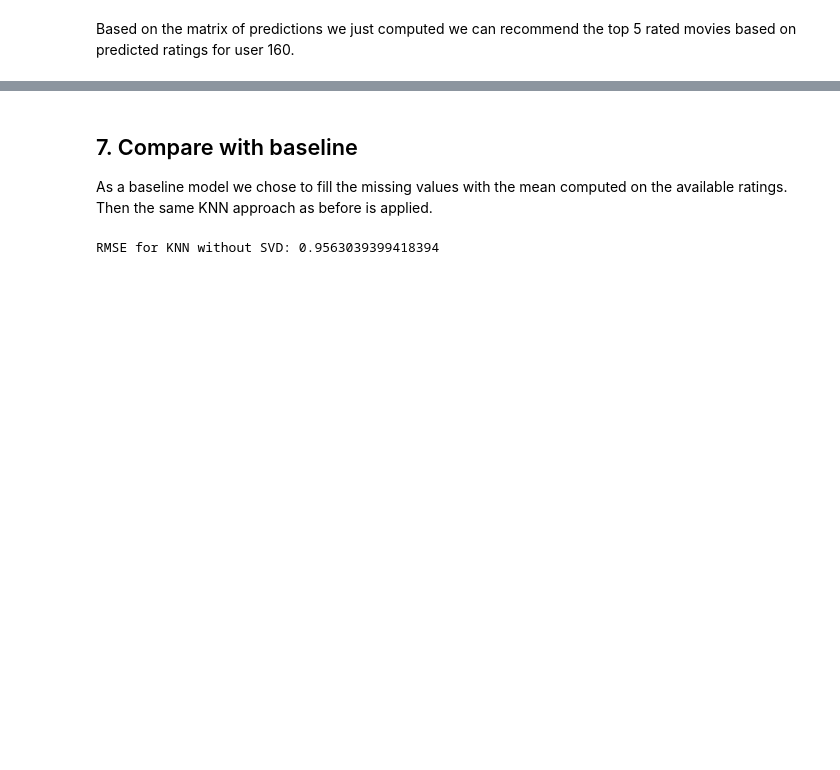
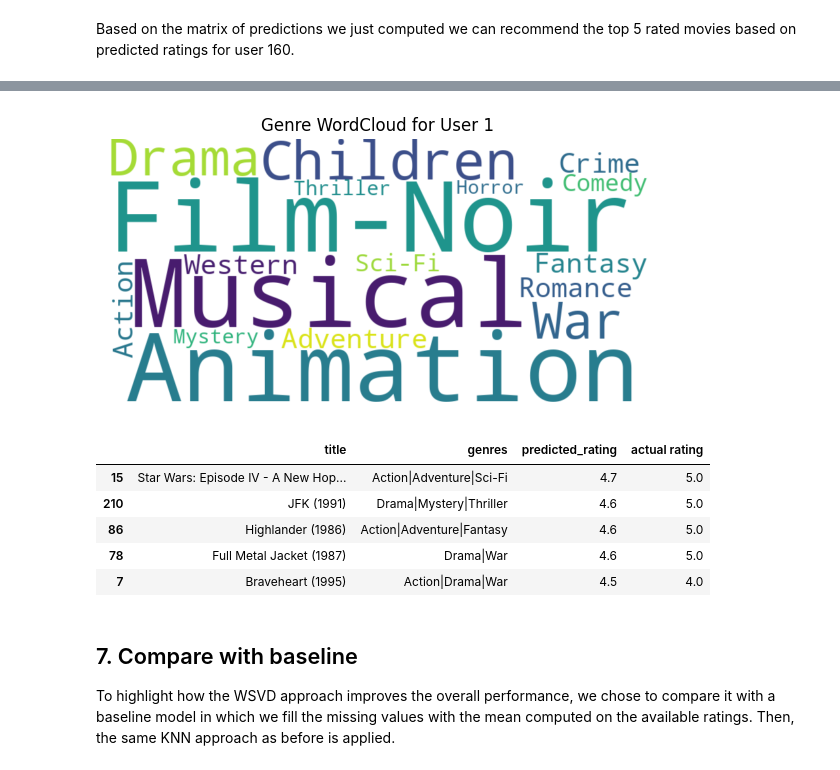
Before and after one commit to d4darius/CA-Homework3, a Jupyter notebook: Gosmar_Maretto_HWSVD.ipynb, the cells around one changed output, grey strips where cells are left out. Saved outputs shown, nothing was run; the diff lists cells and outputs as text; code cells hidden in the pictures; blank space fills up the shorter version.

```diff
--- a/Gosmar_Maretto_HWSVD.ipynb
+++ b/Gosmar_Maretto_HWSVD.ipynb
@@ -478,20 +471,23 @@ def plot_genre_wordcloud(user_id, original_data):
     # Filter the data for the given user
     user_data = original_data[original_data['userId'] == user_id]
 
-    # Calculate the average rating for each genre
-    genre_ratings = {}
+    # Initialize a dictionary to store total ratings and counts for each genre
+    genre_data = {}
     for genres, rating in zip(user_data['genres'], user_data['rating']):
         for genre in genres.split('|'):
-            if genre in genre_ratings:
-                genre_ratings[genre].append(rating)
-            else:
-                genre_ratings[genre] = [rating]
+            if genre not in genre_data:
+                genre_data[genre] = {'total_rating': 0, 'count': 0}
+            genre_data[genre]['total_rating'] += rating
+            genre_data[genre]['count'] += 1
 
-    # Calculate the average rating for each genre
-    avg_genre_ratings = {genre: sum(ratings) / len(ratings) for genre, ratings in genre_ratings.items()}
+    # Calculate the weighted average rating for each genre
+    weighted_avg_ratings = {
+        genre: data['total_rating'] / data['count']
+        for genre, data in genre_data.items()
+    }
 
-    # Generate the word cloud
-    wordcloud = WordCloud(width=800, height=400, background_color='white').generate_from_frequencies(avg_genre_ratings)
+    # Generate the word cloud based on the weighted average ratings
+    wordcloud = WordCloud(width=800, height=400, background_color='white').generate_from_frequencies(weighted_avg_ratings)
 
     # Plot the word cloud
     plt.figure(figsize=(7, 5))
@@ -551,29 +498,49 @@ print(recommended_movies)
+# %%
+# Plot the genre word cloud for the user 160
+i = 1
+user_id = test[test['userId'] == i]['userId'].values[0]
+plot_genre_wordcloud(user_id, full_data)
+
+# Select the top 5 movies suggested to the user
+top_movies = test[test['userId'] == i].sort_values(by='predicted_rating', ascending=False).head(5)
+top_movies['predicted_rating'] = scaler.inverse_transform(top_movies[['predicted_rating']]).round(1)
+top_movies['actual rating'] = scaler.inverse_transform(top_movies[['normalized_rating']])
+top_movies = top_movies[['title', 'genres', 'predicted_rating','actual rating']]
+
+top_movies
+# %% [output]
+[figure, added]
+|  | title | genres | predicted_rating | actual rating |
+| 15 | Star Wars: Episode IV - A New Hop... | Action|Adventure|Sci-Fi | 4.7 | 5.0 |
+| 210 | JFK (1991) | Drama|Mystery|Thriller | 4.6 | 5.0 |
+| 86 | Highlander (1986) | Action|Adventure|Fantasy | 4.6 | 5.0 |
+| 78 | Full Metal Jacket (1987) | Drama|War | 4.6 | 5.0 |
+| 7 | Braveheart (1995) | Action|Drama|War | 4.5 | 4.0 |
 # %% [markdown]
 ## 7. Compare with baseline
-As a baseline model we chose to fill the missing values with the mean computed on the available ratings. Then the same KNN approach as before is applied.
+To highlight how the WSVD approach improves the overall performance, we chose to compare it with a baseline model in which we fill the missing values with the mean computed on the available ratings. Then, the same KNN approach as before is applied.
 # %%
+# Compute the user-movie matrix
 train1 = train.assign(genres=train['genres'].str.split('|')).explode('genres')
 temp = {}
 for genre in train1['genres'].unique():
     temp[genre] = train1.loc[train1['genres'] == genre].pivot_table(index='userId', columns='movieId', values='normalized_rating')
 mat = pd.concat(temp, axis=1, names=['genre', 'movieId'])
+ypred = np.zeros(len(test))
 
 # Fill missing values with the global mean
 global_mean = np.nanmean(mat.to_numpy())
 mat = mat.fillna(global_mean)
 
 # Compute User-User Cosine Similarity
-km = 5  # Number of nearest neighbors
+kn = 5
 user_similarity = cosine_similarity(mat)
-# Set diagonal to 0 to ignore self-similarity
 np.fill_diagonal(user_similarity, 0)
 user_sim_df = pd.DataFrame(user_similarity, index=mat.index, columns=mat.index)
 
-ypred = np.zeros(len(test))
-test['predicted_rating'] = test.apply(predict_rating_KM, axis=1, mat=mat, k=km, similarity_matrix=user_sim_df)
+# Make Predictions
+test['predicted_rating'] = test.apply(predict_rating_KM, axis=1, mat=mat, k=kn, similarity_matrix=user_sim_df)
 
 # Compute RMSE
 rmse = np.sqrt(np.mean((test['normalized_rating'] - test['predicted_rating']) ** 2))
-print(f"RMSE for KNN without SVD: {rmse}")
+print(f"RMSE for KNN without SVD: {rmse:.4f}")
-# %% [output]
-RMSE for KNN without SVD: 0.9563039399418394
```
Also changed, not shown: parts of 14 cells of this notebook.
